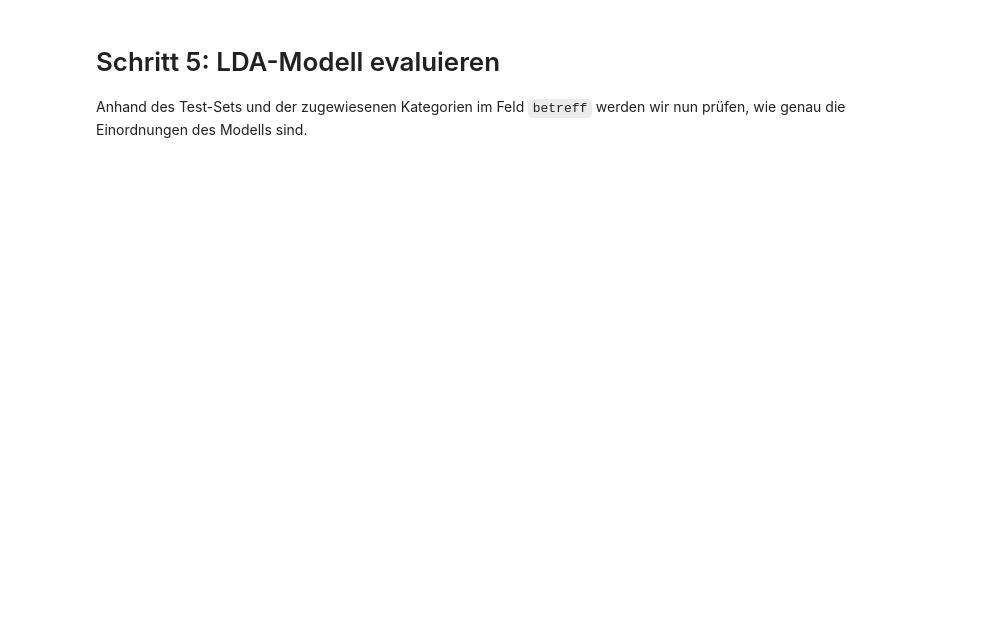
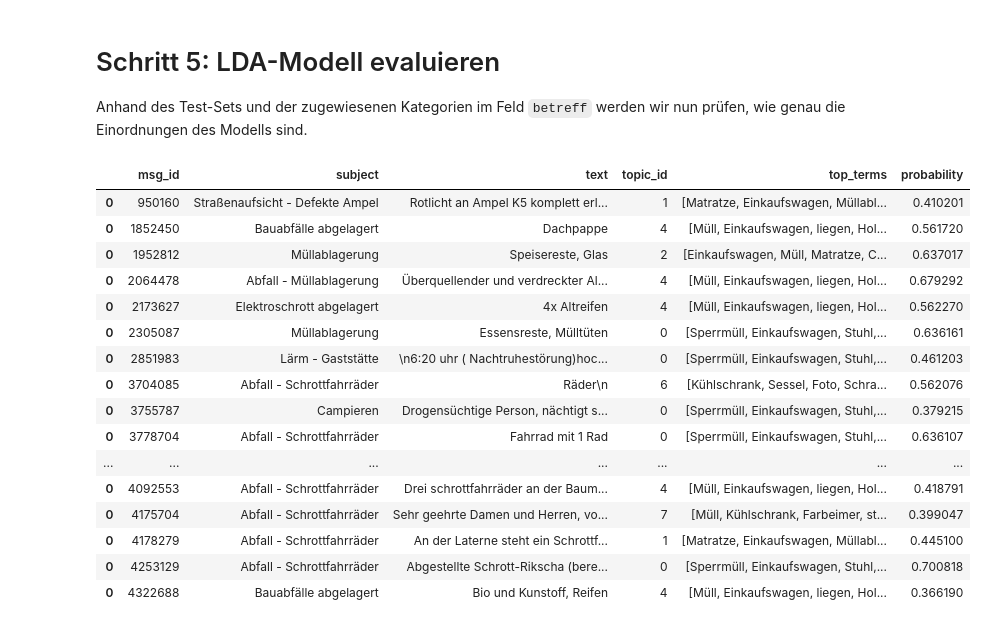
Before and after one commit to schaermu/DLBDSEDE02-Notebook, a Jupyter notebook: src/aufgabe1.ipynb, the cells around one changed output. Saved outputs shown, nothing was run; the diff lists cells and outputs as text; code cells hidden in the pictures; blank space fills up the shorter version.

```diff
--- a/src/aufgabe1.ipynb
+++ b/src/aufgabe1.ipynb
@@ -182,5 +258,5 @@ Das Diagram zeigt auf, dass die optimale Anzahl Themen bei ca. 15 liegt, mit hö
 # %%
-num_topics = 15
+num_topics = 6
 
 lsi_model = LsiModel(lsa_corpus, num_topics=num_topics, id2word=lsa_dict)
 topics = get_specific_topics(lsi_model)
@@ -221,21 +319,29 @@ Bei LDA zeigt sich zum einen eine tiefere Varianz in der Koheränz und zum ander
 from gensim.models import CoherenceModel, LdaMulticore
 import pyLDAvis.gensim_models
 
-num_topics = 15
+num_topics = 8
 
 # train model
 lda_model = LdaMulticore(
-    lda_corpus, num_topics=num_topics, id2word=lda_dict, passes=100, workers=4
+    lda_corpus,
+    num_topics=num_topics,
+    id2word=lda_dict,
+    passes=1,
+    chunksize=1000,
+    iterations=100,
+    workers=5,
+    random_state=200,
+    alpha="symmetric",
 )
 
 # Compute Perplexity & Coherence Score
 coherence_model_lda = CoherenceModel(
-    model=lda_model, corpus=lda_corpus, dictionary=lda_dict, coherence="u_mass"
+    model=lda_model, corpus=lda_corpus, texts=training_set.values, dictionary=lda_dict, coherence="u_mass"
 )
 coherence_lda = coherence_model_lda.get_coherence()
 print("Perplexity: ", lda_model.log_perplexity(lda_corpus))
 print("Coherence Score: ", coherence_lda)
 
 pyLDAvis.enable_notebook()
-vis = pyLDAvis.gensim_models.prepare(lda_model, lda_corpus, lda_dict, sort_topics=False)
+vis = pyLDAvis.gensim_models.prepare(lda_model, lda_corpus, lda_dict, sort_topics=False, mds='tsne')
 pyLDAvis.display(vis)
@@ -244,29 +354,48 @@ pyLDAvis.display(vis)
 Anhand des Test-Sets und der zugewiesenen Kategorien im Feld `betreff` werden wir nun prüfen, wie genau die Einordnungen des Modells sind.
 # %%
 lda_test_dict = gensim.corpora.Dictionary(test_set.values)
-lda_test_corpus = [lda_test_dict.doc2bow(doc) for doc in test_set.values]
+lda_test_tfidf = TfidfModel(dictionary=lda_test_dict, smartirs='ntc')
+lda_test_corpus = [lda_test_tfidf[lda_test_dict.doc2bow(doc)] for doc in test_set.values]
 
 predictions = lda_model.get_document_topics(lda_test_corpus)
 
 dfs = []
 for i, preds in enumerate(predictions):
     doc = test_set.iloc[i]
     msg_id = test_set.keys()[i]
 
     # get original subject/text from source data
     subject = test_data[test_data.msg_id == msg_id].betreff.values[0]
     text = test_data[test_data.msg_id == msg_id].sachverhalt.values[0]
 
     # sort topics by score, get top topic and its top 5 terms
     preds.sort(key=lambda x: x[1], reverse=True)
     topic_id, probability = preds[0]
-    top_terms = [topic[0] for topic in lda_model.show_topic(topic_id, 5)[:5]]
+    top_terms = [topic[0] for topic in lda_model.show_topic(topic_id, 5)[:]]
 
     doc_df = pd.DataFrame(
         [(msg_id, subject, text, topic_id, top_terms, probability)],
         columns=["msg_id", "subject", "text", "topic_id", "top_terms", "probability"],
     )
     dfs.append(doc_df)
 
 df = pd.concat(dfs)
 df.head(20)
+# %% [output]
+|  | msg_id | subject | text | topic_id | top_terms | probability |
+| 0 | 950160 | Straßenaufsicht - Defekte Ampel | Rotlicht an Ampel K5 komplett erl... | 1 | [Matratze, Einkaufswagen, Müllabl... | 0.410201 |
+| 0 | 1852450 | Bauabfälle abgelagert | Dachpappe | 4 | [Müll, Einkaufswagen, liegen, Hol... | 0.561720 |
+| 0 | 1952812 | Müllablagerung | Speisereste, Glas | 2 | [Einkaufswagen, Müll, Matratze, C... | 0.637017 |
+| 0 | 2064478 | Abfall - Müllablagerung | Überquellender und verdreckter Al... | 4 | [Müll, Einkaufswagen, liegen, Hol... | 0.679292 |
+| 0 | 2173627 | Elektroschrott abgelagert | 4x Altreifen | 4 | [Müll, Einkaufswagen, liegen, Hol... | 0.562270 |
+| 0 | 2305087 | Müllablagerung | Essensreste, Mülltüten | 0 | [Sperrmüll, Einkaufswagen, Stuhl,... | 0.636161 |
+| 0 | 2851983 | Lärm - Gaststätte | \n6:20 uhr ( Nachtruhestörung)hoc... | 0 | [Sperrmüll, Einkaufswagen, Stuhl,... | 0.461203 |
+| 0 | 3704085 | Abfall - Schrottfahrräder | Räder\n | 6 | [Kühlschrank, Sessel, Foto, Schra... | 0.562076 |
+| 0 | 3755787 | Campieren | Drogensüchtige Person, nächtigt s... | 0 | [Sperrmüll, Einkaufswagen, Stuhl,... | 0.379215 |
+| 0 | 3778704 | Abfall - Schrottfahrräder | Fahrrad mit 1 Rad | 0 | [Sperrmüll, Einkaufswagen, Stuhl,... | 0.636107 |
+| ... | ... | ... | ... | ... | ... | ... |
+| 0 | 4092553 | Abfall - Schrottfahrräder | Drei schrottfahrräder an der Baum... | 4 | [Müll, Einkaufswagen, liegen, Hol... | 0.418791 |
+| 0 | 4175704 | Abfall - Schrottfahrräder | Sehr geehrte Damen und Herren, vo... | 7 | [Müll, Kühlschrank, Farbeimer, st... | 0.399047 |
+| 0 | 4178279 | Abfall - Schrottfahrräder | An der Laterne steht ein Schrottf... | 1 | [Matratze, Einkaufswagen, Müllabl... | 0.445100 |
+| 0 | 4253129 | Abfall - Schrottfahrräder | Abgestellte Schrott-Rikscha (bere... | 0 | [Sperrmüll, Einkaufswagen, Stuhl,... | 0.700818 |
+| 0 | 4322688 | Bauabfälle abgelagert | Bio und Kunstoff, Reifen | 4 | [Müll, Einkaufswagen, liegen, Hol... | 0.366190 |
```
Also changed, not shown: parts of 13 cells of this notebook, 2 other files.
